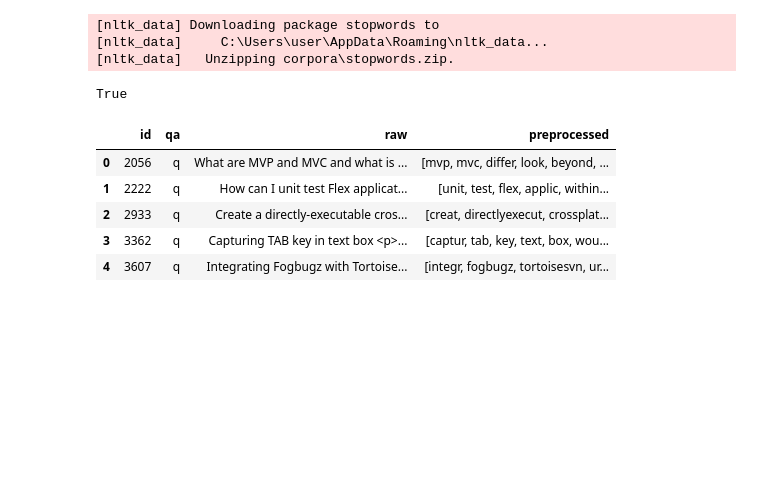
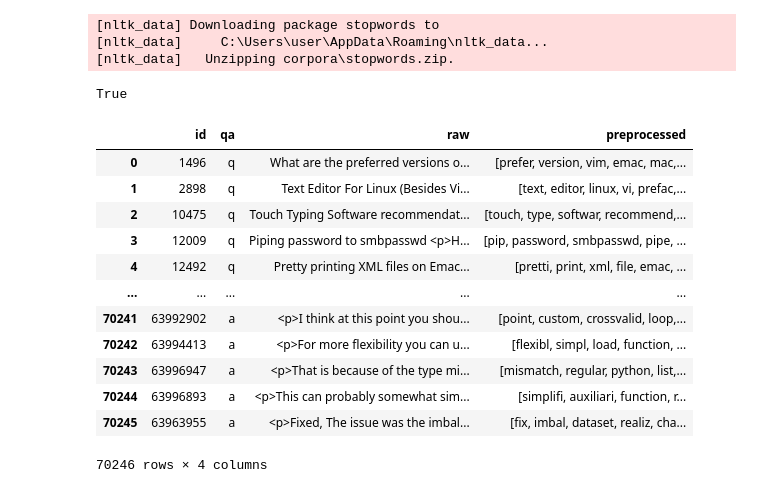
Before and after one commit to johandieman/topicmodeling-ML-in-low-code, a Jupyter notebook: TopicModelling.ipynb, the cells around one changed output. Cells and saved outputs as stored; diff of their text form; code cells hidden in the pictures; blank space fills up the shorter version.

```diff
--- a/TopicModelling.ipynb
+++ b/TopicModelling.ipynb
@@ -44,12 +44,24 @@ pyLDAvis.enable_notebook()
 current_dir = os.getcwd()
 coherence_scores = []
 # %%
+CUSTOM_STOP_WORDS = "stopwords.txt"
 stop_words_set = set()
 stop_words = set(stopwords.words('english'))
 for word in stop_words:
     if('\'' in word):
         stop_words_set.add(word.strip().replace('\'', ''))
     stop_words_set.add(word)
+
+
+try:
+    with open(CUSTOM_STOP_WORDS, 'r') as f:
+        words = f.readlines()
+        for word in words:
+            if('\'' in word):
+                stop_words_set.add(word.strip().replace('\'', ''))
+            stop_words_set.add(word.strip())
+except:
+    pass
 # %%
 def preprocess_text(text):
     # remove non ascii
@@ -78,17 +90,24 @@ def preprocess_text(text):
 # %%
 df=pd.read_csv(PROCESSEDBODY)
 df['preprocessed'] = ""
 for i in range(len(df)):
     df['preprocessed'].iloc[i] = preprocess_text(df.raw.iloc[i])
 df.to_csv(PROCESSEDOUTPUT)
-df.head()
+df
 # %% [output]
 |  | id | qa | raw | preprocessed |
-| 0 | 2056 | q | What are MVP and MVC and what is ... | [mvp, mvc, differ, look, beyond, ... |
-| 1 | 2222 | q | How can I unit test Flex applicat... | [unit, test, flex, applic, within... |
-| 2 | 2933 | q | Create a directly-executable cros... | [creat, directlyexecut, crossplat... |
-| 3 | 3362 | q | Capturing TAB key in text box <p>... | [captur, tab, key, text, box, wou... |
-| 4 | 3607 | q | Integrating Fogbugz with Tortoise... | [integr, fogbugz, tortoisesvn, ur... |
+| 0 | 1496 | q | What are the preferred versions o... | [prefer, version, vim, emac, mac,... |
+| 1 | 2898 | q | Text Editor For Linux (Besides Vi... | [text, editor, linux, vi, prefac,... |
+| 2 | 10475 | q | Touch Typing Software recommendat... | [touch, type, softwar, recommend,... |
+| 3 | 12009 | q | Piping password to smbpasswd <p>H... | [pip, password, smbpasswd, pipe, ... |
+| 4 | 12492 | q | Pretty printing XML files on Emac... | [pretti, print, xml, file, emac, ... |
+| ... | ... | ... | ... | ... |
+| 70241 | 63992902 | a | <p>I think at this point you shou... | [point, custom, crossvalid, loop,... |
+| 70242 | 63994413 | a | <p>For more flexibility you can u... | [flexibl, simpl, load, function, ... |
+| 70243 | 63996947 | a | <p>That is because of the type mi... | [mismatch, regular, python, list,... |
+| 70244 | 63996893 | a | <p>This can probably somewhat sim... | [simplifi, auxiliari, function, r... |
+| 70245 | 63963955 | a | <p>Fixed, The issue was the imbal... | [fix, imbal, dataset, realiz, cha... |
+70246 rows × 4 columns
 # %%
 def create_dir(parent_dir, dir_name):
     temp = os.path.join(parent_dir,dir_name)
```
Also changed, not shown: parts of 6 cells of this notebook, 2 other files.
